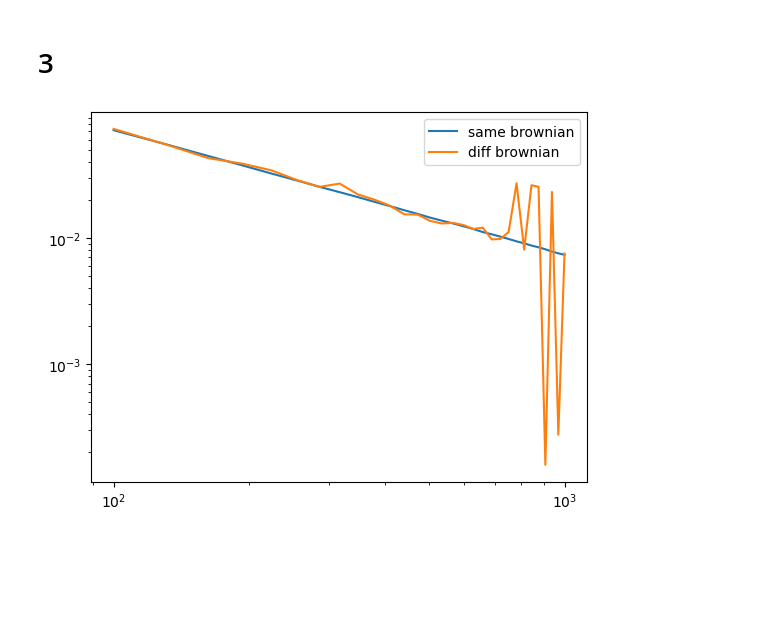
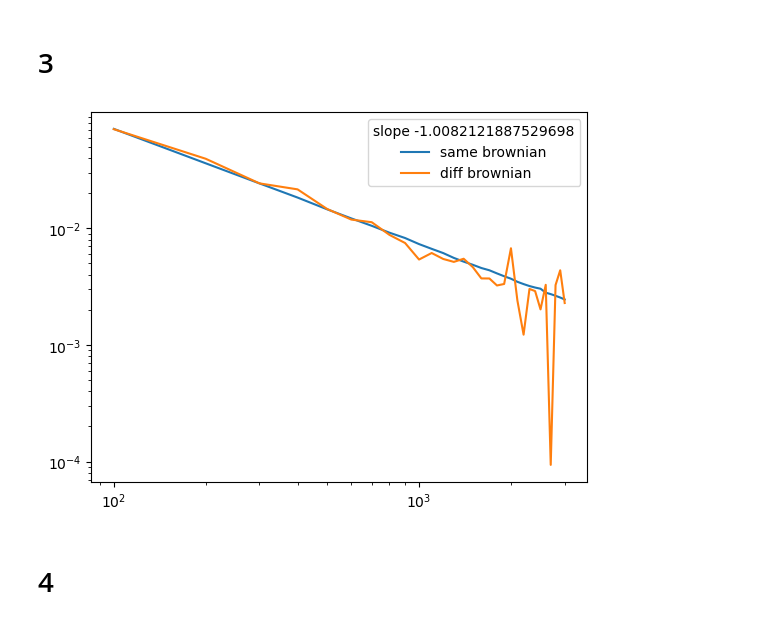
Before and after one commit to AlviseSembenico/MathWork, a Jupyter notebook: SDE/Homework 4/ex3.ipynb, the cells around one changed output. Drawn from its saved outputs; the diff is of its cells as text; code cells hidden in the pictures; blank space fills up the shorter version.

```diff
--- a/SDE/Homework 4/ex3.ipynb
+++ b/SDE/Homework 4/ex3.ipynb
@@ -97,7 +106,7 @@ convergence_rate_N_2()
 # %%
 def convergence_rate_N_richardson():
     res = []
-    n_space = np.linspace(100, 1000, 30)
+    n_space = np.linspace(100, 3000, 30)
     for n in n_space:
         X  = monte_carlo(a, b, T, T/int(n), 1, 10000)
         X2 = monte_carlo(a, b, T, T/int(2*n), 1, 10000)
@@ -110,7 +119,7 @@ def convergence_rate_N_richardson():
 
 def convergence_rate_N_richardson2():
     res = []
-    n_space = np.linspace(100, 1000, 30)
+    n_space = np.linspace(100, 3000, 30)
     for n in n_space:
         X = monte_carlo2(a, b, T, T/int(n), 1, 10000)
         X2 = monte_carlo2(a, b, T, T/int(2*n), 1, 10000)
@@ -119,6 +128,7 @@ def convergence_rate_N_richardson2():
     plt.yscale('log')
     plt.xscale('log')
     plt.plot(n_space, res)
+    plt.legend(title = f"Slope {slope(np.log(n_space), np.log(res))}")
 
 convergence_rate_N_richardson2()
 # %% [output]
@@ -177,33 +188,36 @@ def convergence_rate_N_richardson():
     samebw = []
     diffbw = []
     n_space = np.linspace(100, 10000, 30)
     for n in n_space:
         X, X2 = monte_carlo_richardson(a, b, T, T/int(n), 1, 1000)
         X22 = monte_carlo(a, b, T, T/int(n*2), 1, 1000)
         EX = np.mean(X[:,-1]-X2[:,-1])
         samebw.append(EX)
         diffbw.append(np.mean(X[:,-1]-X22[:,-1]))
 
     plt.plot(n_space, samebw)
     plt.plot(n_space, diffbw)
 
 def convergence_rate_N_richardson2():
     samebw = []
     diffbw = []
-    n_space = np.linspace(100, 1000, 30)
+    n_space = np.linspace(100, 3000, 30)
     for n in n_space:
         X, X2 = monte_carlo2_richardson(a, b, T, T/int(n), 1, 1000)
         X22 = monte_carlo2(a, b, T, T/int(n*2), 1, 1000)
         EX = np.abs(np.mean(X-X2))
         samebw.append(EX)
         diffbw.append(np.abs(np.mean(X-X22)))
 
     plt.plot(n_space, samebw, label="same brownian")
     plt.plot(n_space, diffbw, label="diff brownian")
-    plt.legend()
+
+    plt.legend(title=f'slope {slope(np.log(n_space), np.log(samebw))}')
     plt.yscale('log')
     plt.xscale('log')
 
 convergence_rate_N_richardson2()
 # %% [output]
-[figure, old version]
+[figure, new version]
+# %% [markdown]
+# 4
```
Also changed, not shown: parts of 4 cells of this notebook.
